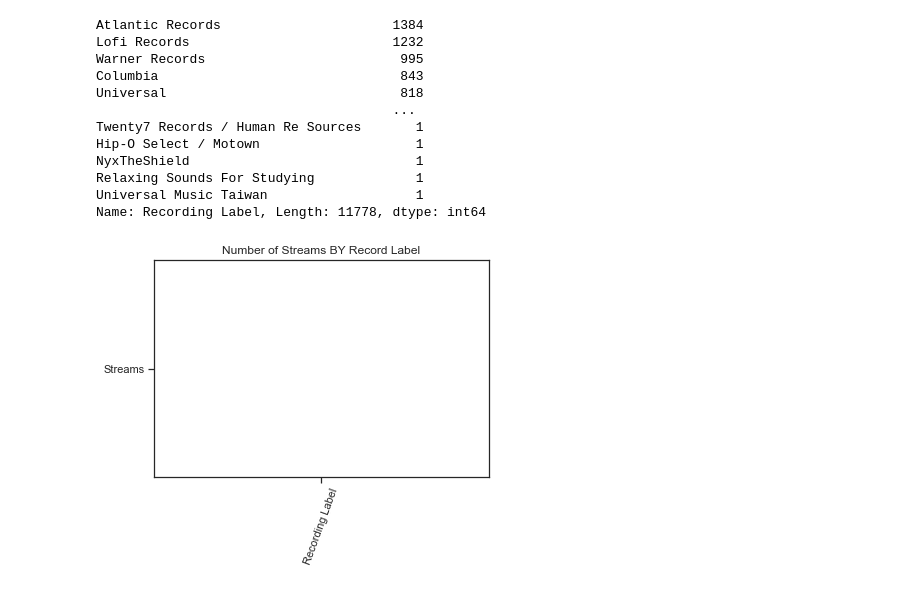
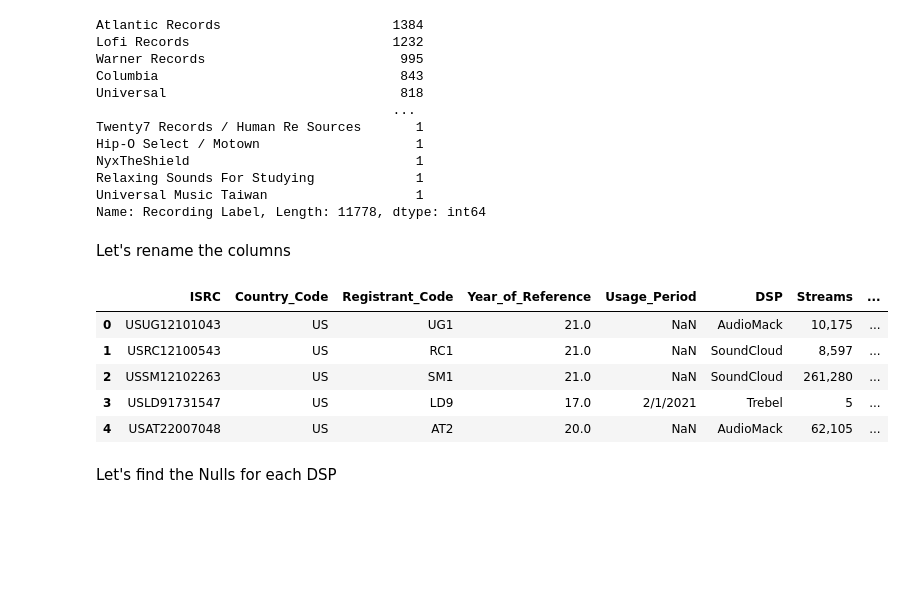
Before and after one commit to LJRollerII/mlc-project-napster, a Jupyter notebook: notebooks/MLC_Project.ipynb, the cells around one changed output. Saved outputs shown, nothing was run; the diff lists cells and outputs as text; code cells hidden in the pictures; blank space fills up the shorter version.

```diff
--- a/notebooks/MLC_Project.ipynb
+++ b/notebooks/MLC_Project.ipynb
@@ -188,9 +188,18 @@ NyxTheShield                             1
 Relaxing Sounds For Studying             1
 Universal Music Taiwan                   1
 Name: Recording Label, Length: 11778, dtype: int64
-# %%
-plt.bar('Recording Label', 'Streams')
-plt.xticks(rotation = 70)
-plt.title('Number of Streams BY Record Label');
-# %% [output]
-[figure, removed]
+# %% [markdown]
+Let's rename the columns
+# %%
+mlc.columns = ['ISRC', 'Country_Code', 'Registrant_Code', 'Year_of_Reference', 'Usage_Period', 'DSP', 'Streams', 'Recording_Artist', 'Recording_Label','Recording_Title','Release_Title','Recording_Duration','Songwriters_Listed']
+# %%
+mlc.head()
+# %% [output]
+|  | ISRC | Country_Code | Registrant_Code | Year_of_Reference | Usage_Period | DSP | Streams | ... |
+| 0 | USUG12101043 | US | UG1 | 21.0 | NaN | AudioMack | 10,175 | ... |
+| 1 | USRC12100543 | US | RC1 | 21.0 | NaN | SoundCloud | 8,597 | ... |
+| 2 | USSM12102263 | US | SM1 | 21.0 | NaN | SoundCloud | 261,280 | ... |
+| 3 | USLD91731547 | US | LD9 | 17.0 | 2/1/2021 | Trebel | 5 | ... |
+| 4 | USAT22007048 | US | AT2 | 20.0 | NaN | AudioMack | 62,105 | ... |
+# %% [markdown]
+Let's find the Nulls for each DSP
```
Also changed, not shown: parts of 59 cells of this notebook.
